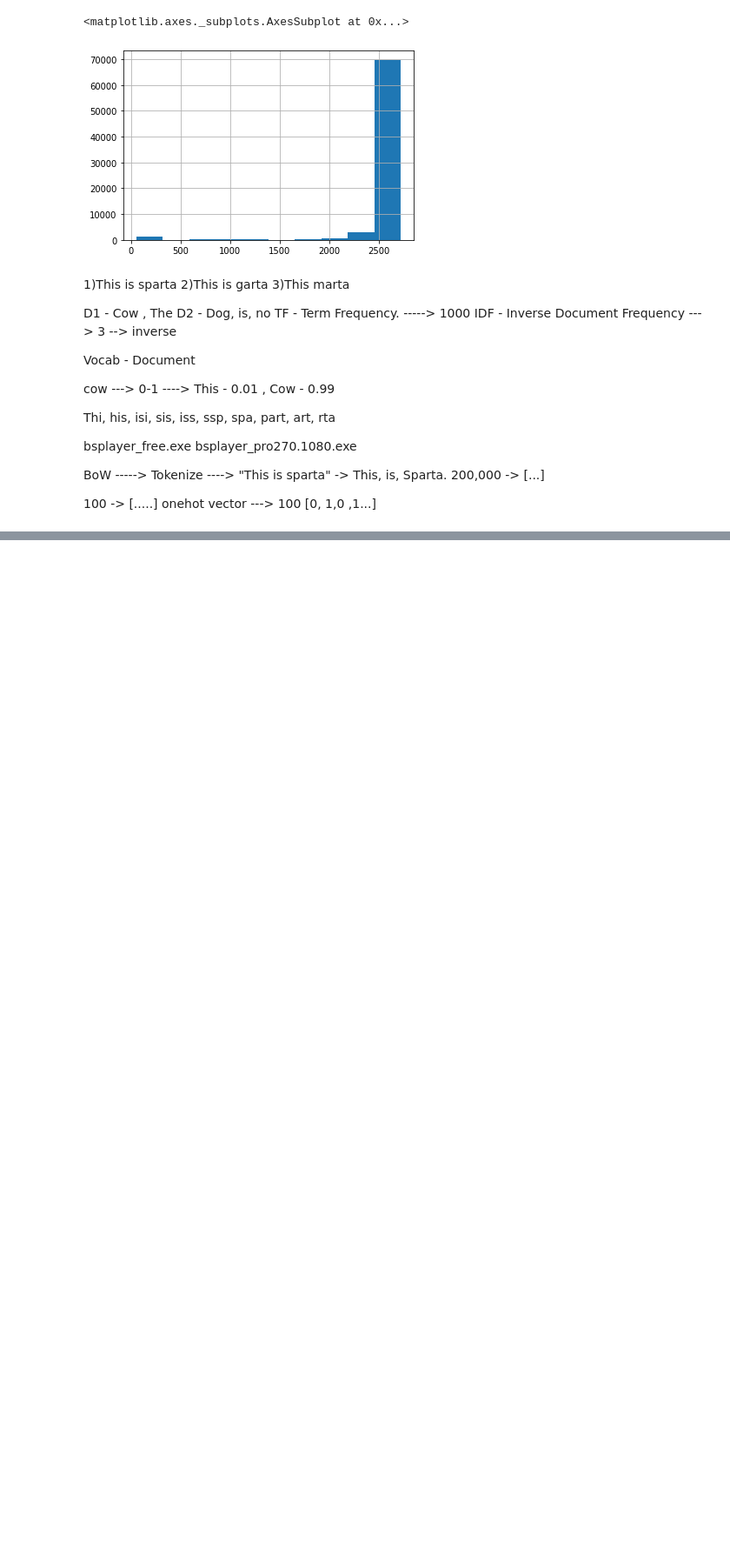
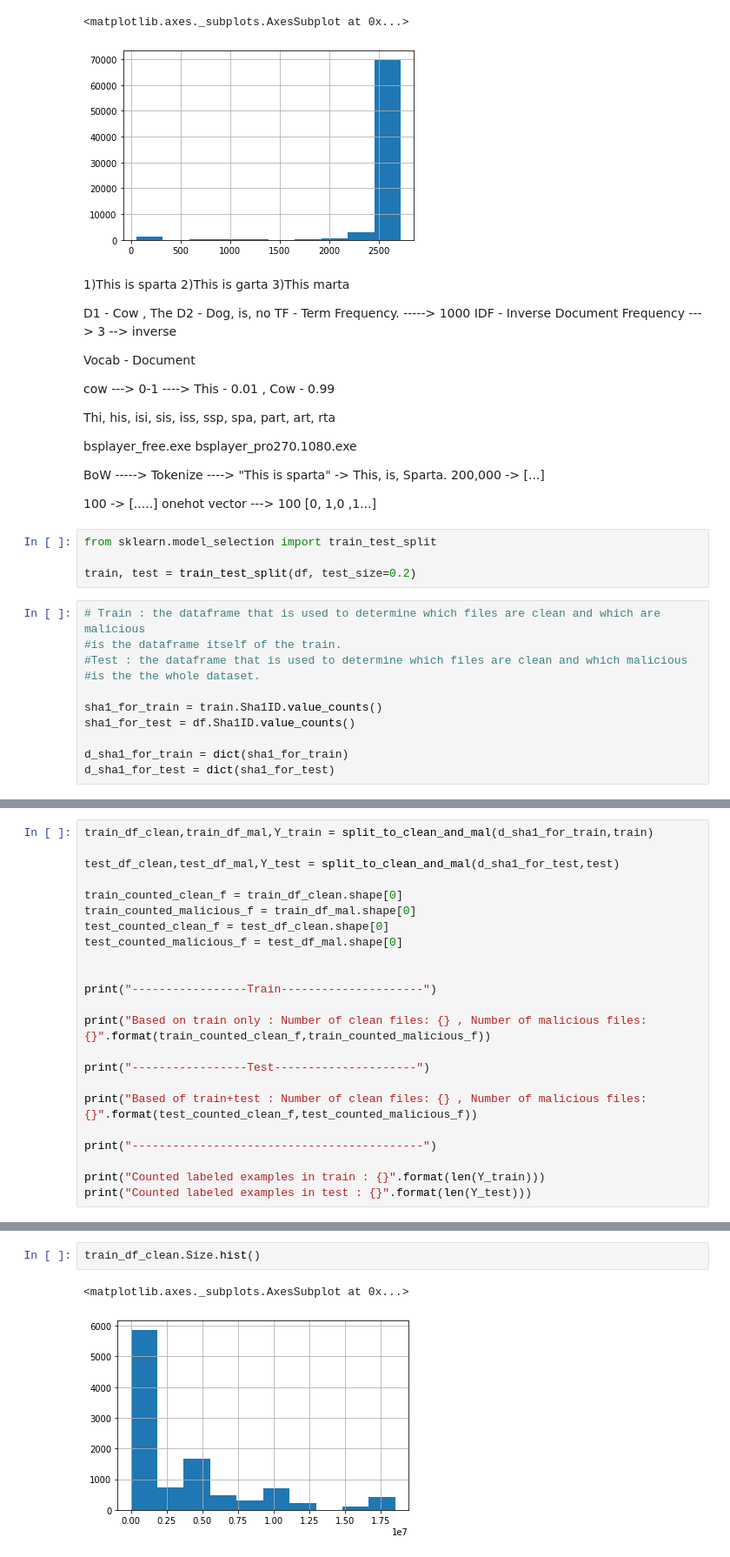
Before and after one commit to NitCoh/TextAnalysisForBigData, a Jupyter notebook: Big_Data_Analysis_for_Cyber_Security_Text_Analysis.ipynb, the cells around one changed output, grey strips where cells are left out. Shown at 87% size. Saved outputs shown, nothing was run; the diff lists cells and outputs as text; blank space fills up the shorter version.

```diff
--- a/Big_Data_Analysis_for_Cyber_Security_Text_Analysis.ipynb
+++ b/Big_Data_Analysis_for_Cyber_Security_Text_Analysis.ipynb
@@ -457,3 +496,18 @@ BoW -----> Tokenize ----> "This is sparta" -> This, is, Sparta. 200,000 -> [...]
 
 
 100 -> [.....] onehot vector ---> 100 [0, 1,0 ,1...]
+# %%
+from sklearn.model_selection import train_test_split
+
+train, test = train_test_split(df, test_size=0.2)
+# %%
+# Train : the dataframe that is used to determine which files are clean and which are malicious
+#is the dataframe itself of the train.
+#Test : the dataframe that is used to determine which files are clean and which malicious
+#is the the whole dataset.
+
+sha1_for_train = train.Sha1ID.value_counts()
+sha1_for_test = df.Sha1ID.value_counts()
+
+d_sha1_for_train = dict(sha1_for_train)
+d_sha1_for_test = dict(sha1_for_test)
@@ -459,0 +544,23 @@ BoW -----> Tokenize ----> "This is sparta" -> This, is, Sparta. 200,000 -> [...]
+# %%
+train_df_clean,train_df_mal,Y_train = split_to_clean_and_mal(d_sha1_for_train,train)
+
+test_df_clean,test_df_mal,Y_test = split_to_clean_and_mal(d_sha1_for_test,test)
+
+train_counted_clean_f = train_df_clean.shape[0]
+train_counted_malicious_f = train_df_mal.shape[0]
+test_counted_clean_f = test_df_clean.shape[0]
+test_counted_malicious_f = test_df_mal.shape[0]
+
+
+print("-----------------Train---------------------")
+
+print("Based on train only : Number of clean files: {} , Number of malicious files: {}".format(train_counted_clean_f,train_counted_malicious_f))
+
+print("-----------------Test---------------------")
+
+print("Based of train+test : Number of clean files: {} , Number of malicious files: {}".format(test_counted_clean_f,test_counted_malicious_f))
+
+print("-------------------------------------------")
+
+print("Counted labeled examples in train : {}".format(len(Y_train)))
+print("Counted labeled examples in test : {}".format(len(Y_test)))
@@ -459,0 +576,5 @@ BoW -----> Tokenize ----> "This is sparta" -> This, is, Sparta. 200,000 -> [...]
+# %%
+train_df_clean.Size.hist()
+# %% [output]
+<matplotlib.axes._subplots.AxesSubplot at 0x...>
+[figure, added]
```
Also changed, not shown: parts of 14 cells of this notebook.
